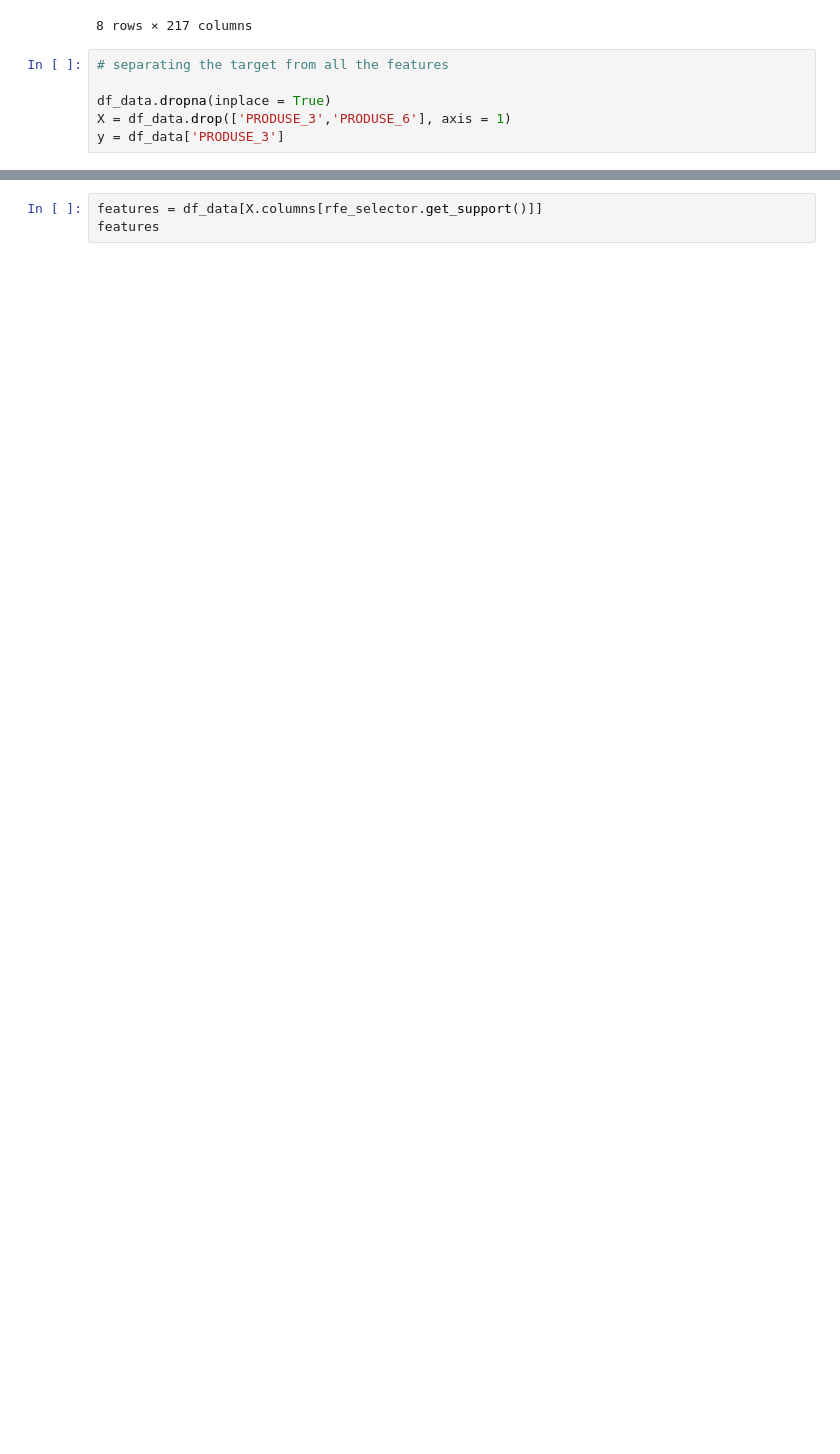
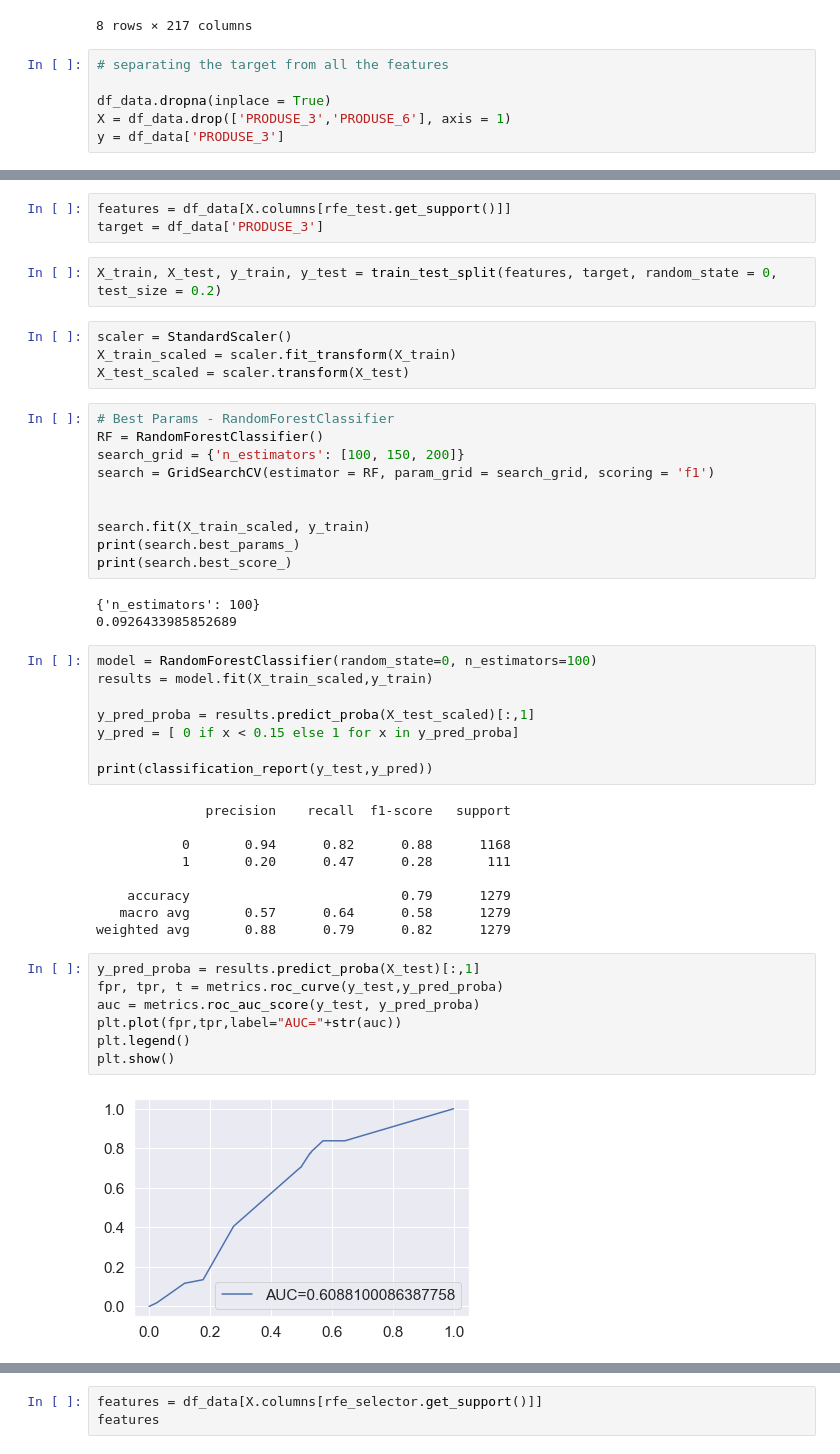
Before and after one commit to justintwoo/Mini-Project-1, a Jupyter notebook: Mini Project 3.ipynb, the cells around one changed output, grey strips where cells are left out. Saved outputs shown, nothing was run; the diff lists cells and outputs as text; blank space fills up the shorter version.

```diff
--- a/Mini Project 3.ipynb
+++ b/Mini Project 3.ipynb
@@ -58,0 +65,48 @@ y = df_data['PRODUSE_3']
+# %%
+features = df_data[X.columns[rfe_test.get_support()]]
+target = df_data['PRODUSE_3']
+# %%
+X_train, X_test, y_train, y_test = train_test_split(features, target, random_state = 0, test_size = 0.2)
+# %%
+scaler = StandardScaler()
+X_train_scaled = scaler.fit_transform(X_train)
+X_test_scaled = scaler.transform(X_test)
+# %%
+# Best Params - RandomForestClassifier
+RF = RandomForestClassifier()
+search_grid = {'n_estimators': [100, 150, 200]}
+search = GridSearchCV(estimator = RF, param_grid = search_grid, scoring = 'f1')
+
+
+search.fit(X_train_scaled, y_train)
+print(search.best_params_)
+print(search.best_score_)
+# %% [output]
+{'n_estimators': 100}
+0.0926433985852689
+# %%
+model = RandomForestClassifier(random_state=0, n_estimators=100)
+results = model.fit(X_train_scaled,y_train)
+
+y_pred_proba = results.predict_proba(X_test_scaled)[:,1]
+y_pred = [ 0 if x < 0.15 else 1 for x in y_pred_proba]
+
+print(classification_report(y_test,y_pred))
+# %% [output]
+              precision    recall  f1-score   support
+
+           0       0.94      0.82      0.88      1168
+           1       0.20      0.47      0.28       111
+
+    accuracy                           0.79      1279
+   macro avg       0.57      0.64      0.58      1279
+weighted avg       0.88      0.79      0.82      1279
+# %%
+y_pred_proba = results.predict_proba(X_test)[:,1]
+fpr, tpr, t = metrics.roc_curve(y_test,y_pred_proba)
+auc = metrics.roc_auc_score(y_test, y_pred_proba)
+plt.plot(fpr,tpr,label="AUC="+str(auc))
+plt.legend()
+plt.show()
+# %% [output]
+[figure, added]
```
Also changed, not shown: parts of 48 cells of this notebook.
